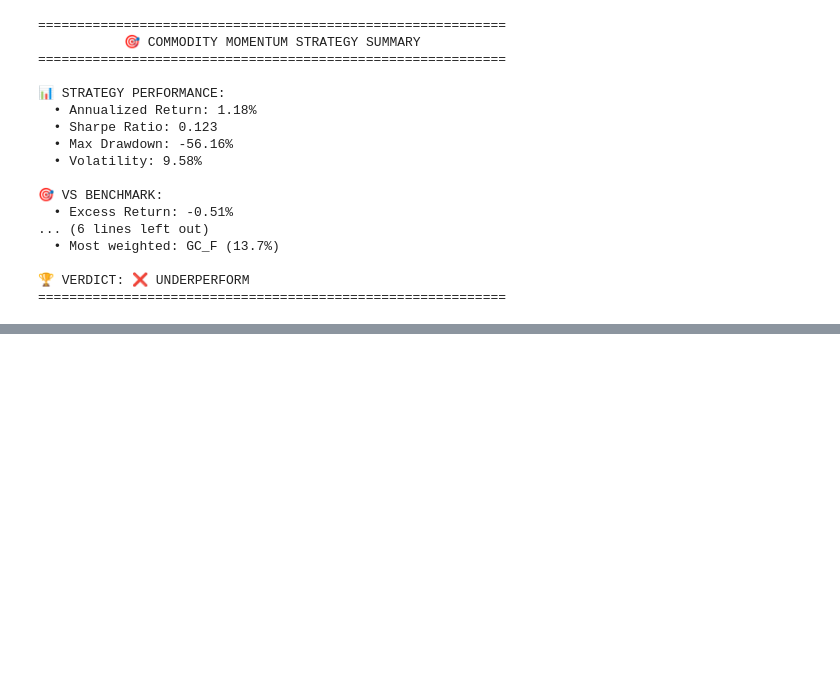
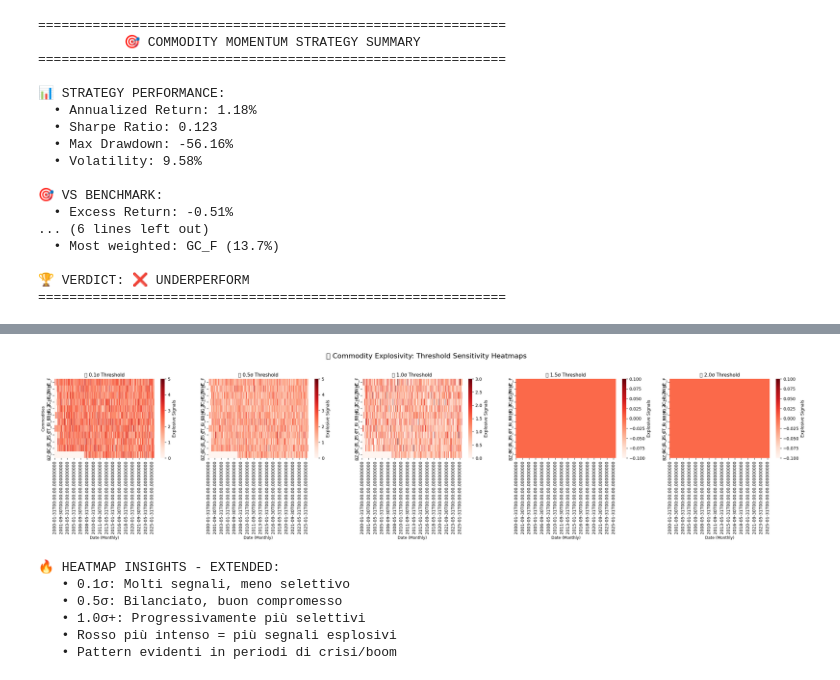
Before and after one commit to edoardoCame/Momentum-Top-Quintile, a Jupyter notebook: notebooks/commodity_momentum_strategy.ipynb, the cells around one changed output, grey strips where cells are left out. Saved outputs shown, nothing was run; the diff lists cells and outputs as text; code cells hidden in the pictures; blank space fills up the shorter version.

```diff
--- a/notebooks/commodity_momentum_strategy.ipynb
+++ b/notebooks/commodity_momentum_strategy.ipynb
@@ -602,0 +661,37 @@ print("="*60)
+# %%
+# Visualizzazione heatmap esplosività - TUTTI i threshold
+fig, axes = plt.subplots(1, 5, figsize=(25, 6))
+
+for i, (threshold_name, filter_data) in enumerate(explosivity_filters.items()):
+    # Resample mensile per visualizzazione più pulita
+    monthly_explosivity = filter_data.resample('M').sum()
+
+    # Heatmap
+    sns.heatmap(monthly_explosivity.T, ax=axes[i], cmap='Reds',
+                cbar_kws={'label': 'Explosive Signals'},
+                xticklabels=20, yticklabels=True)
+    axes[i].set_title(f'🚀 {threshold_name} Threshold', fontsize=11)
+    axes[i].set_xlabel('Date (Monthly)', fontsize=9)
+    if i == 0:
+        axes[i].set_ylabel('Commodities', fontsize=9)
+    else:
+        axes[i].set_ylabel('')
+
+plt.suptitle('💥 Commodity Explosivity: Threshold Sensitivity Heatmaps', fontsize=16, y=1.02)
+plt.tight_layout()
+plt.show()
+
+print("🔥 HEATMAP INSIGHTS - EXTENDED:")
+print("   • 0.1σ: Molti segnali, meno selettivo")
+print("   • 0.5σ: Bilanciato, buon compromesso")
+print("   • 1.0σ+: Progressivamente più selettivi")
+print("   • Rosso più intenso = più segnali esplosivi")
+print("   • Pattern evidenti in periodi di crisi/boom")
+# %% [output]
+[figure, added]
+🔥 HEATMAP INSIGHTS - EXTENDED:
+   • 0.1σ: Molti segnali, meno selettivo
+   • 0.5σ: Bilanciato, buon compromesso
+   • 1.0σ+: Progressivamente più selettivi
+   • Rosso più intenso = più segnali esplosivi
+   • Pattern evidenti in periodi di crisi/boom
```
Also changed, not shown: parts of 10 cells of this notebook, 3 other files.
